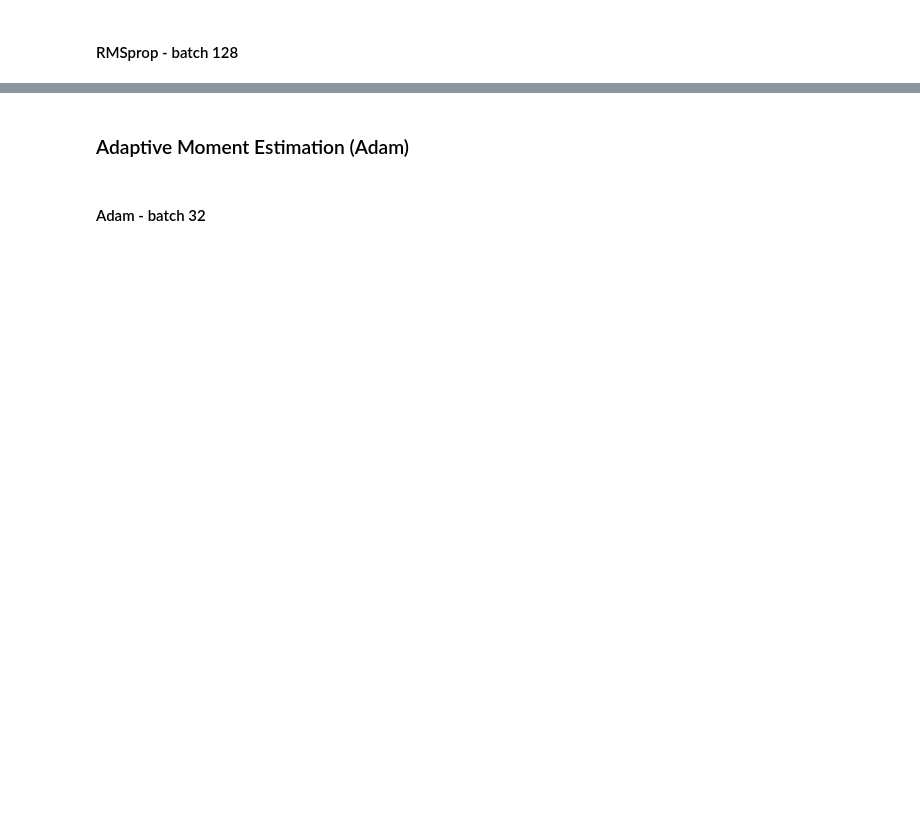
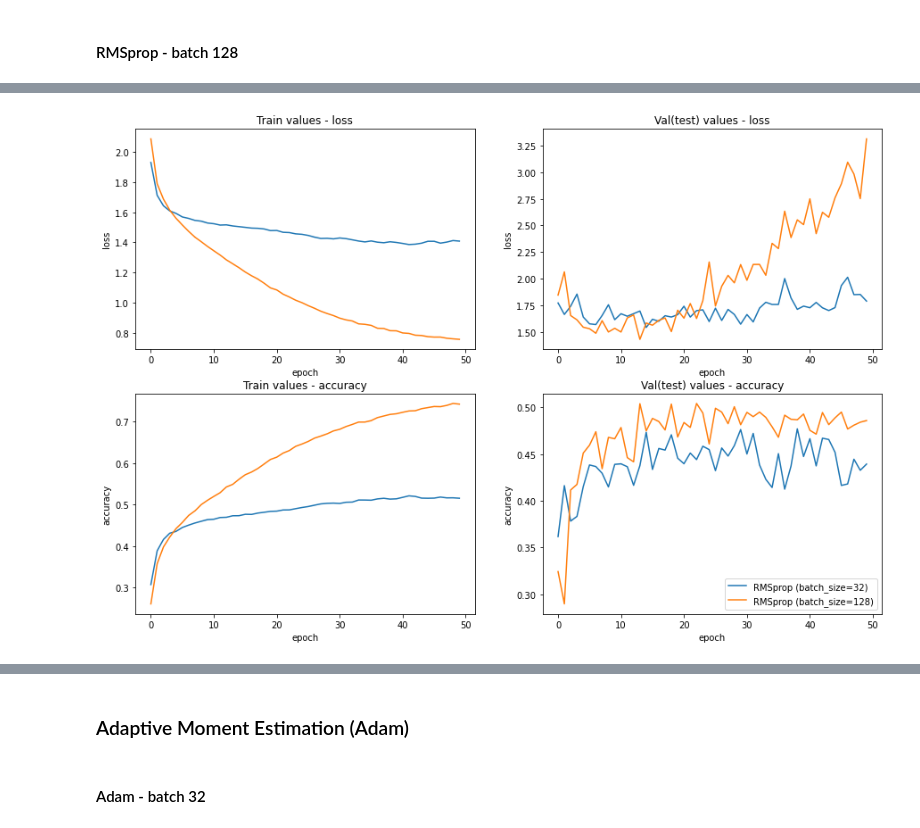
Before and after one commit to juliatvenko/DeepL, a Jupyter notebook: DL-LW2.ipynb, the cells around one changed output, grey strips where cells are left out. Drawn from its saved outputs; the diff is of its cells as text; code cells hidden in the pictures; blank space fills up the shorter version.

```diff
--- a/DL-LW2.ipynb
+++ b/DL-LW2.ipynb
@@ -74,4 +187,4 @@ hist_SGD_momentum_batch32 = train_model(SGD(learning_rate=1e-3, momentum=0.9), b
 # %% [markdown]
 #### RMSprop - batch 32
 # %%
-hist_RMSprop_momentum_batch32 = train_model(RMSprop(learning_rate=1e-3, rho=0.9), batch_size=32)
+hist_RMSprop_batch32 = train_model(RMSprop(learning_rate=1e-3, rho=0.9), batch_size=32)
@@ -78,4 +209,4 @@ hist_RMSprop_momentum_batch32 = train_model(RMSprop(learning_rate=1e-3, rho=0.9)
 # %% [markdown]
 #### RMSprop - batch 128
 # %%
-hist_RMSprop_momentum_batch128 = train_model(RMSprop(learning_rate=1e-3, rho=0.9), batch_size=128)
+hist_RMSprop_batch128 = train_model(RMSprop(learning_rate=1e-3, rho=0.9), batch_size=128)
@@ -81,0 +231,7 @@ hist_RMSprop_momentum_batch128 = train_model(RMSprop(learning_rate=1e-3, rho=0.9
+# %%
+plot_training_history(train_histories= {
+    'RMSprop (batch_size=32)': hist_RMSprop_batch32.history,
+    'RMSprop (batch_size=128)': hist_RMSprop_batch128.history
+})
+# %% [output]
+[figure, added]
```
Also changed, not shown: parts of 23 cells of this notebook.
